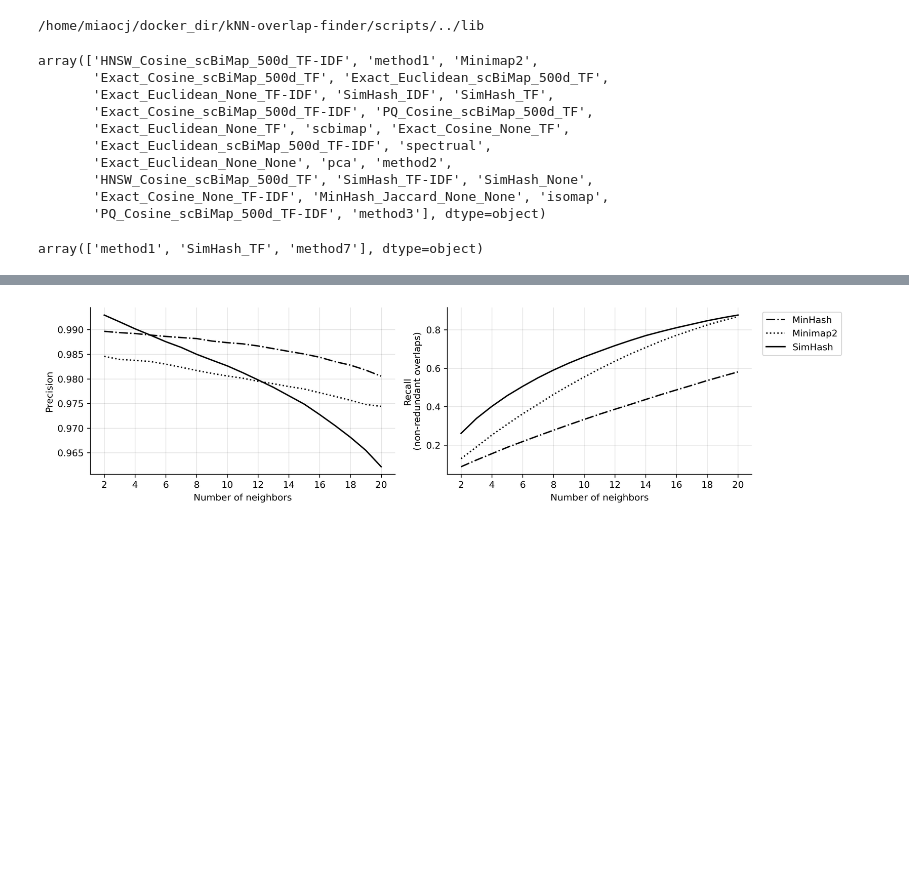
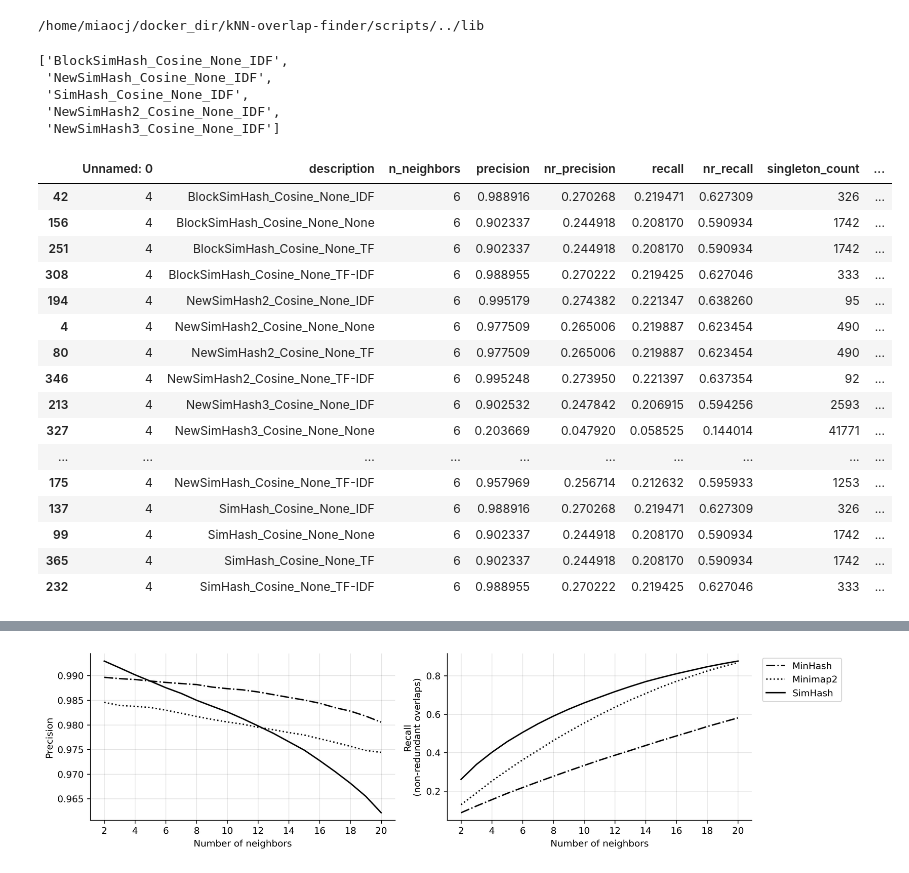
Before and after one commit to jzhang-dev/kNN-overlap-finder, a Jupyter notebook: notebooks/visulization/visulization.ipynb, the cells around one changed output, grey strips where cells are left out. Saved outputs shown, nothing was run; the diff lists cells and outputs as text; code cells hidden in the pictures; blank space fills up the shorter version.

```diff
--- a/notebooks/visulization/visulization.ipynb
+++ b/notebooks/visulization/visulization.ipynb
@@ -59,27 +59,42 @@ methods = all_stat_df['description'].unique()
 # df = method_compare
 
 # visul_method
-# %%
-methods
-# %% [output]
-array(['HNSW_Cosine_scBiMap_500d_TF-IDF', 'method1', 'Minimap2',
-       'Exact_Cosine_scBiMap_500d_TF', 'Exact_Euclidean_scBiMap_500d_TF',
-       'Exact_Euclidean_None_TF-IDF', 'SimHash_IDF', 'SimHash_TF',
-       'Exact_Cosine_scBiMap_500d_TF-IDF', 'PQ_Cosine_scBiMap_500d_TF',
-       'Exact_Euclidean_None_TF', 'scbimap', 'Exact_Cosine_None_TF',
-       'Exact_Euclidean_scBiMap_500d_TF-IDF', 'spectrual',
-       'Exact_Euclidean_None_None', 'pca', 'method2',
-       'HNSW_Cosine_scBiMap_500d_TF', 'SimHash_TF-IDF', 'SimHash_None',
-       'Exact_Cosine_None_TF-IDF', 'MinHash_Jaccard_None_None', 'isomap',
-       'PQ_Cosine_scBiMap_500d_TF-IDF', 'method3'], dtype=object)
 # %%
+visul_method
 # %% [output]
-array(['method1', 'SimHash_TF', 'method7'], dtype=object)
+['BlockSimHash_Cosine_None_IDF',
+ 'NewSimHash_Cosine_None_IDF',
+ 'SimHash_Cosine_None_IDF',
+ 'NewSimHash2_Cosine_None_IDF',
+ 'NewSimHash3_Cosine_None_IDF']
 # %%
 #visul_method = ['SimHash_TF','SimHash_TF-IDF', 'SimHash_None','MinHash_Jaccard_None_None','Minimap2']
-visul_method = [ 'SimHash_None','MinHash_Jaccard_None_None','Minimap2']
+visul_method =[ 'NewSimHash_Cosine_None_IDF',
+ 'SimHash_Cosine_None_IDF',
+ 'NewSimHash2_Cosine_None_IDF',
+ 'NewSimHash3_Cosine_None_IDF']
 df= all_stat_df[all_stat_df['description'].isin(visul_method)]
-df = df.replace({'MinHash_Jaccard_None_None':'MinHash','SimHash_None':'SimHash'})
+#df = df.replace({'MinHash_Jaccard_None_None':'MinHash','SimHash_None':'SimHash'})
+# %%
+df[df.n_neighbors == 6].sort_values(by='description')
+# %% [output]
+|  | Unnamed: 0 | description | n_neighbors | precision | nr_precision | recall | nr_recall | singleton_count | ... |
+| 42 | 4 | BlockSimHash_Cosine_None_IDF | 6 | 0.988916 | 0.270268 | 0.219471 | 0.627309 | 326 | ... |
+| 156 | 4 | BlockSimHash_Cosine_None_None | 6 | 0.902337 | 0.244918 | 0.208170 | 0.590934 | 1742 | ... |
+| 251 | 4 | BlockSimHash_Cosine_None_TF | 6 | 0.902337 | 0.244918 | 0.208170 | 0.590934 | 1742 | ... |
+| 308 | 4 | BlockSimHash_Cosine_None_TF-IDF | 6 | 0.988955 | 0.270222 | 0.219425 | 0.627046 | 333 | ... |
+| 194 | 4 | NewSimHash2_Cosine_None_IDF | 6 | 0.995179 | 0.274382 | 0.221347 | 0.638260 | 95 | ... |
+| 4 | 4 | NewSimHash2_Cosine_None_None | 6 | 0.977509 | 0.265006 | 0.219887 | 0.623454 | 490 | ... |
+| 80 | 4 | NewSimHash2_Cosine_None_TF | 6 | 0.977509 | 0.265006 | 0.219887 | 0.623454 | 490 | ... |
+| 346 | 4 | NewSimHash2_Cosine_None_TF-IDF | 6 | 0.995248 | 0.273950 | 0.221397 | 0.637354 | 92 | ... |
+| 213 | 4 | NewSimHash3_Cosine_None_IDF | 6 | 0.902532 | 0.247842 | 0.206915 | 0.594256 | 2593 | ... |
+| 327 | 4 | NewSimHash3_Cosine_None_None | 6 | 0.203669 | 0.047920 | 0.058525 | 0.144014 | 41771 | ... |
+| ... | ... | ... | ... | ... | ... | ... | ... | ... | ... |
+| 175 | 4 | NewSimHash_Cosine_None_TF-IDF | 6 | 0.957969 | 0.256714 | 0.212632 | 0.595933 | 1253 | ... |
+| 137 | 4 | SimHash_Cosine_None_IDF | 6 | 0.988916 | 0.270268 | 0.219471 | 0.627309 | 326 | ... |
+| 99 | 4 | SimHash_Cosine_None_None | 6 | 0.902337 | 0.244918 | 0.208170 | 0.590934 | 1742 | ... |
+| 365 | 4 | SimHash_Cosine_None_TF | 6 | 0.902337 | 0.244918 | 0.208170 | 0.590934 | 1742 | ... |
+| 232 | 4 | SimHash_Cosine_None_TF-IDF | 6 | 0.988955 | 0.270222 | 0.219425 | 0.627046 | 333 | ... |
 # %%
 df.loc[:,'continuity'] = df['N50']/(139853/2)
 # %%
```
Also changed, not shown: parts of 4 cells of this notebook, 19 other files.
